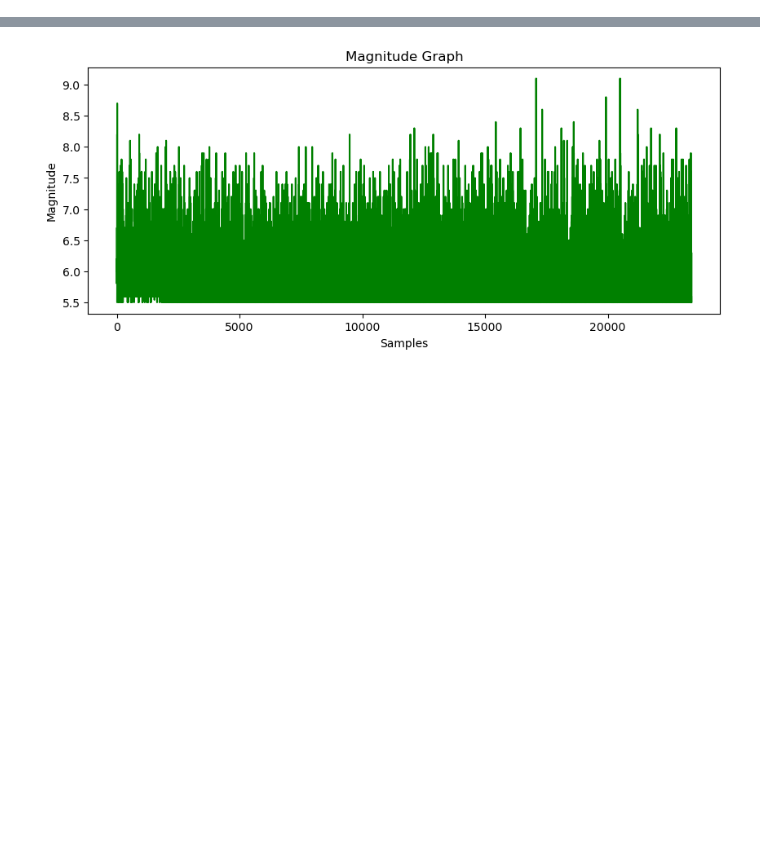
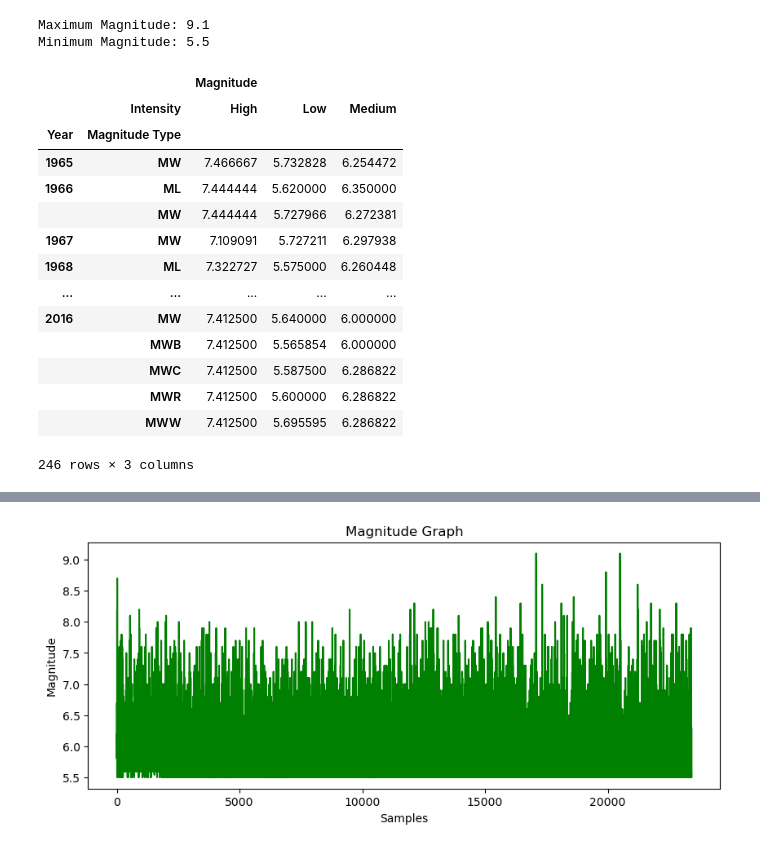
Before and after one commit to harshagiri/pydila, a Jupyter notebook: NPV - Presentations OCT WE A/ProjectWork_Python.ipynb, the cells around one changed output, grey strips where cells are left out. Drawn from its saved outputs; the diff is of its cells as text; code cells hidden in the pictures; blank space fills up the shorter version.

```diff
--- a/NPV - Presentations OCT WE A/ProjectWork_Python.ipynb
+++ b/NPV - Presentations OCT WE A/ProjectWork_Python.ipynb
@@ -3,3 +5,49 @@ import matplotlib.pyplot as plt
 import seaborn as sns
 # %%
 df = pd.read_csv("Datasets for NPV/Team 3/earthquake.csv")
+# %%
+df = pd.read_csv('Datasets for NPV/Team 3/earthquake.csv').drop_duplicates()
+df[["Day","Month","Year"]]= df["Date"].str.split("/",expand=True)
+
+#Data Cleaning
+#1.Drop Unnecessary Column
+df.drop(
+    columns=['Date','Latitude','Longitude','Depth Seismic Stations','Day','Month','ID','Location Source','Depth',
+             'Latitude','Longitude','Horizontal Distance','Depth Seismic Stations','Time','Depth Error','Magnitude Error',
+             'Horizontal Error','Status','Magnitude Seismic Stations','Azimuthal Gap','Root Mean Square'],inplace=True)
+#2.Replace NaN values
+df.Magnitude.fillna(df['Magnitude'].mean(),inplace=True)
+
+#Derive Column and map it to the DataFrame
+print("Maximum Magnitude:",df.Magnitude.max())
+print("Minimum Magnitude:",df.Magnitude.min())
+def calculateintensity(x):
+    if x < 6:
+        return 'Low'
+    elif ( x >= 6 ) & ( x < 7 ):
+        return 'Medium'
+    elif x >= 7:
+        return 'High'
+
+df['Intensity'] = df['Magnitude'].map(calculateintensity)
+dff1=pd.pivot_table(df,index=["Year",'Magnitude Type'],columns='Intensity')
+df1=dff1.fillna(method='bfill')
+df1
+# %% [output]
+Maximum Magnitude: 9.1
+Minimum Magnitude: 5.5
+|  |  | Magnitude |  |  |
+|  | Intensity | High | Low | Medium |
+| Year | Magnitude Type |  |  |  |
+| 1965 | MW | 7.466667 | 5.732828 | 6.254472 |
+| 1966 | ML | 7.444444 | 5.620000 | 6.350000 |
+|  | MW | 7.444444 | 5.727966 | 6.272381 |
+| 1967 | MW | 7.109091 | 5.727211 | 6.297938 |
+| 1968 | ML | 7.322727 | 5.575000 | 6.260448 |
+| ... | ... | ... | ... | ... |
+| 2016 | MW | 7.412500 | 5.640000 | 6.000000 |
+|  | MWB | 7.412500 | 5.565854 | 6.000000 |
+|  | MWC | 7.412500 | 5.587500 | 6.286822 |
+|  | MWR | 7.412500 | 5.600000 | 6.286822 |
+|  | MWW | 7.412500 | 5.695595 | 6.286822 |
+246 rows × 3 columns
```
Also changed, not shown: parts of 5 cells of this notebook, 3 other files.
